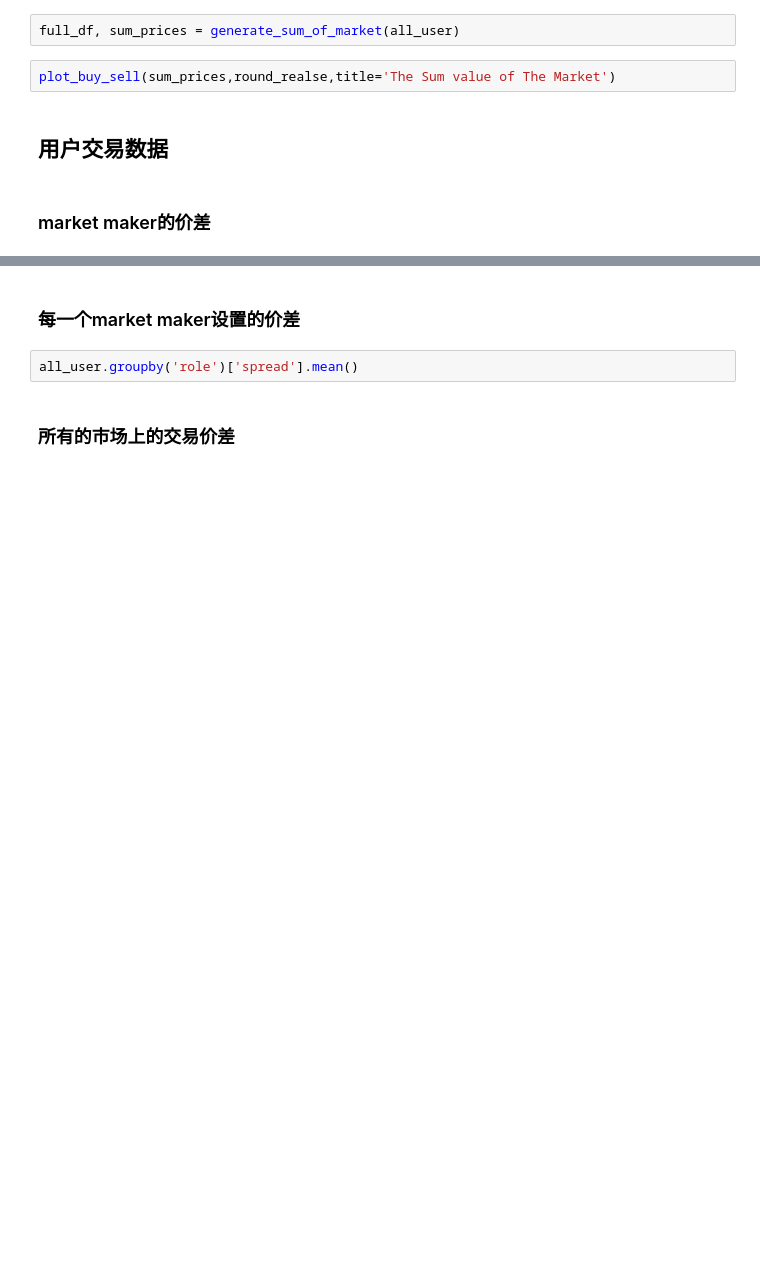
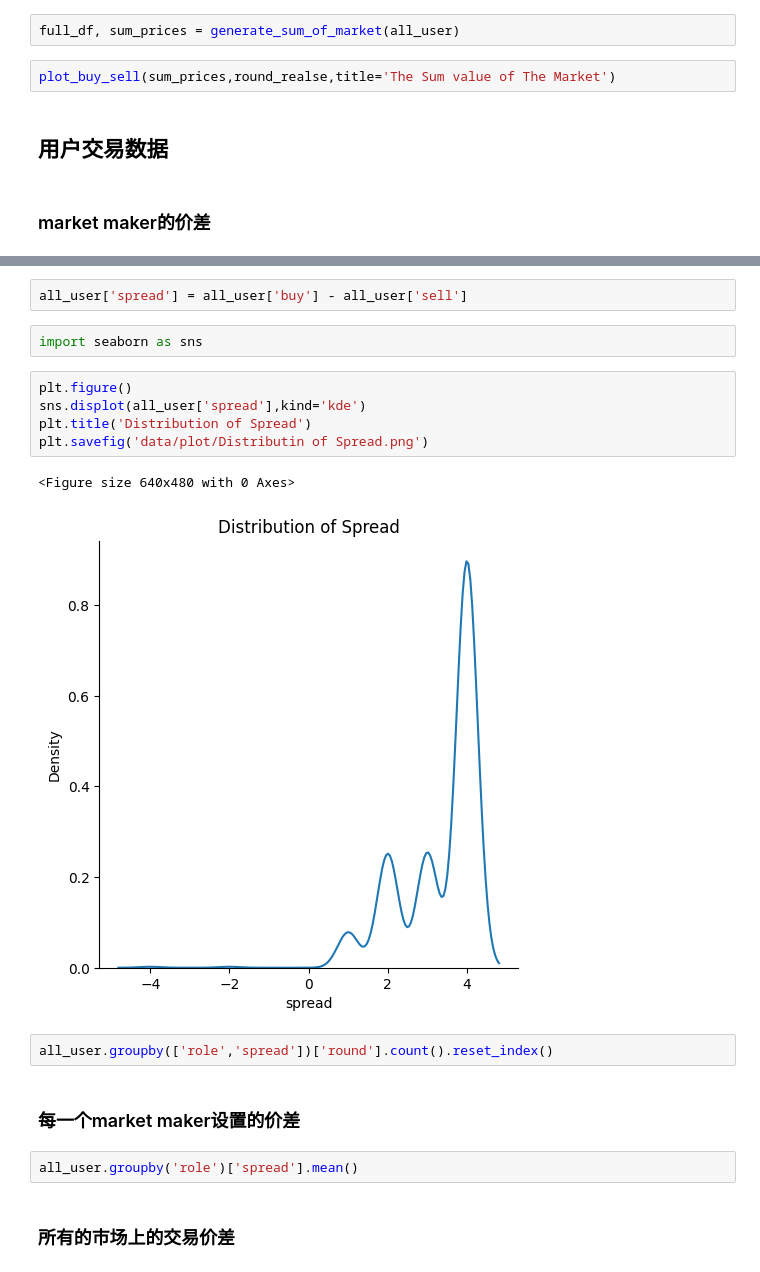
Before and after one commit to xinzhan18/Imperial_derivative_group7, a Jupyter notebook: derivative_code_analysis.ipynb, the cells around one changed output, grey strips where cells are left out. Saved outputs shown, nothing was run; the diff lists cells and outputs as text; blank space fills up the shorter version.

```diff
--- a/derivative_code_analysis.ipynb
+++ b/derivative_code_analysis.ipynb
@@ -430,3 +438,17 @@ all_user['spread'] = all_user['buy'] - all_user['sell']
+# %%
+all_user['spread'] = all_user['buy'] - all_user['sell']
+# %%
+import seaborn as sns
+# %%
+plt.figure()
+sns.displot(all_user['spread'],kind='kde')
+plt.title('Distribution of Spread')
+plt.savefig('data/plot/Distributin of Spread.png')
+# %% [output]
+<Figure size 640x480 with 0 Axes>
+[figure, added]
+# %%
+all_user.groupby(['role','spread'])['round'].count().reset_index()
 # %% [markdown]
 ### 每一个market maker设置的价差
 # %%
```
Also changed, not shown: parts of 15 cells of this notebook, 8 other files.
